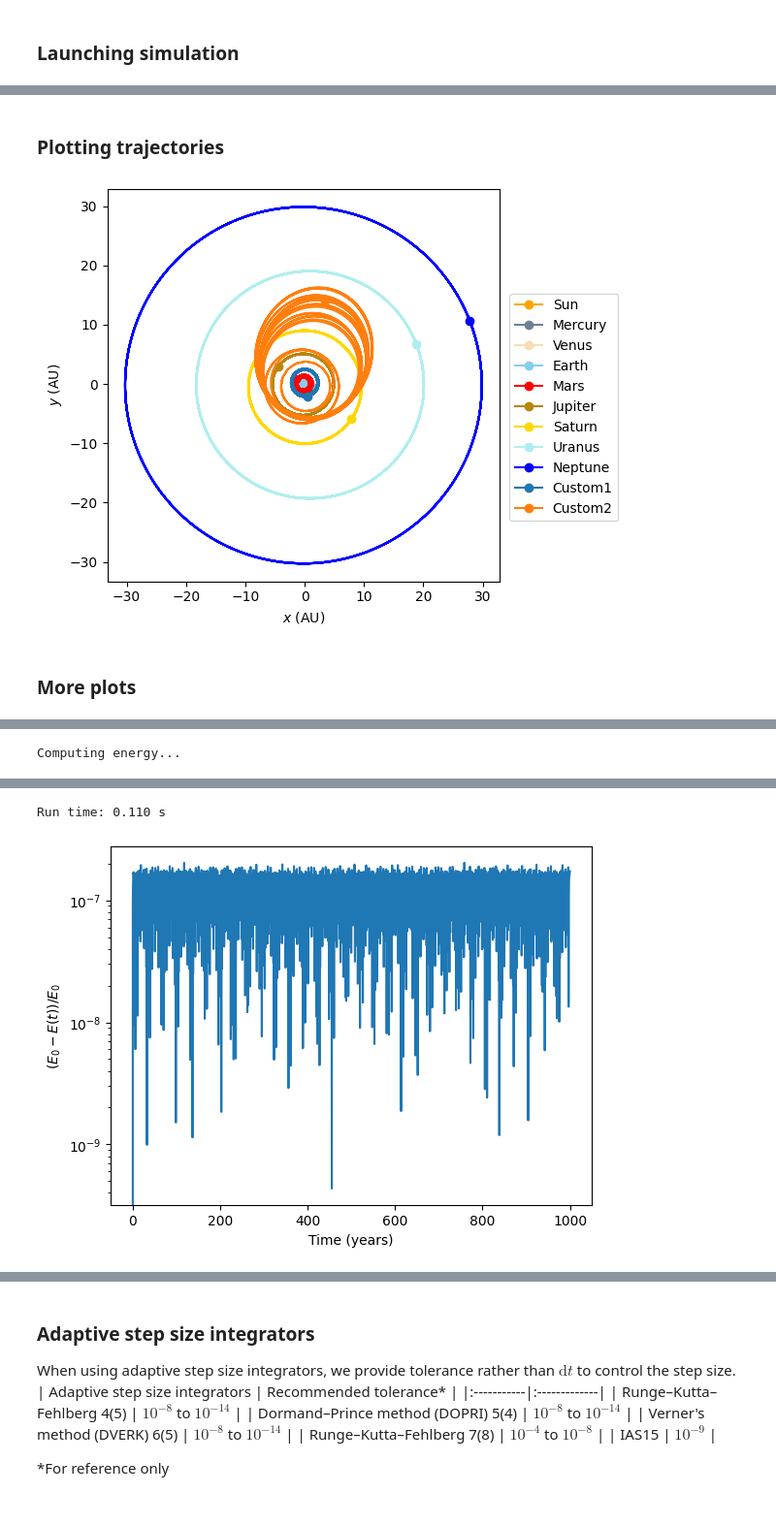
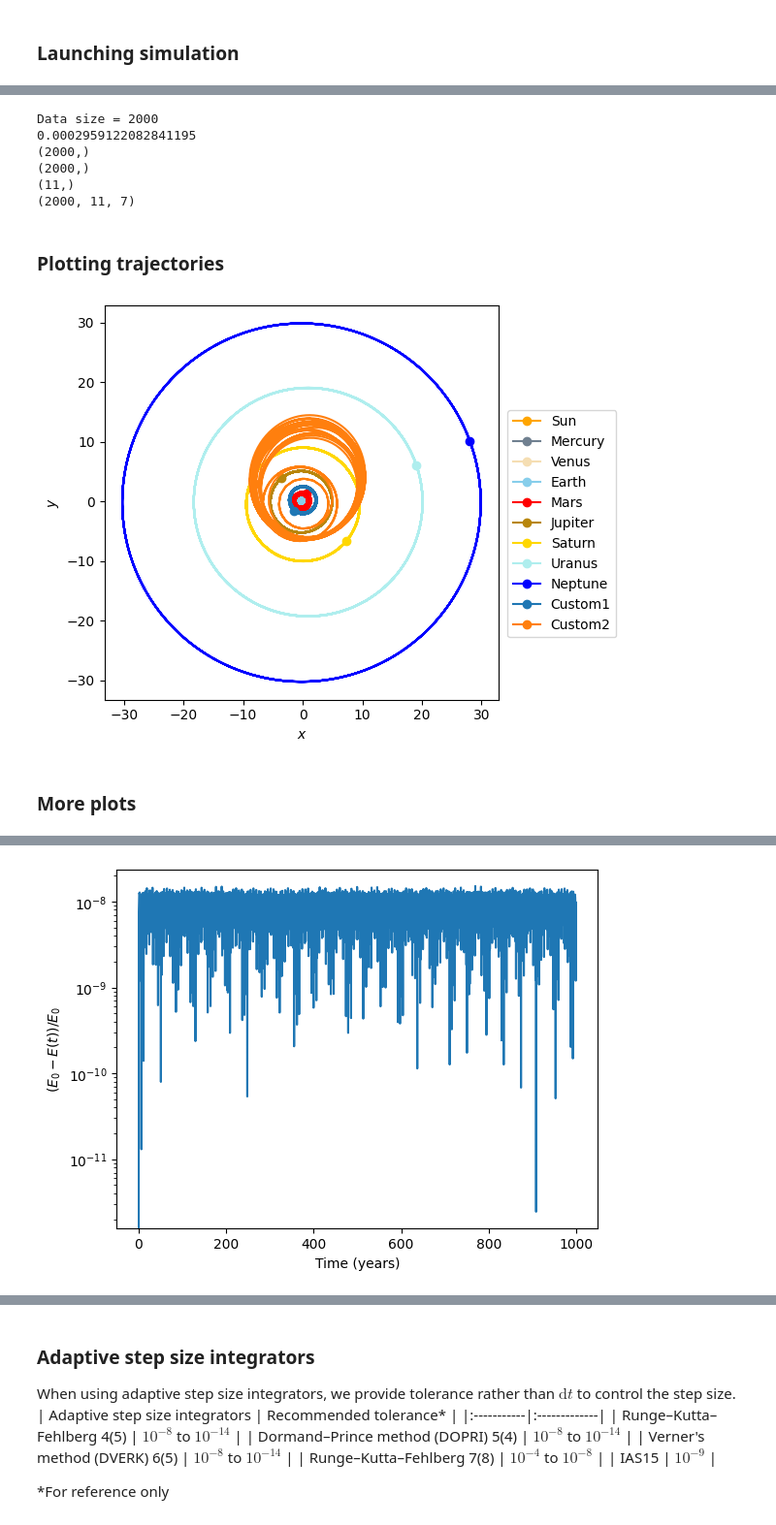
Before and after one commit to alvinng4/Gravity-Simulator, a Jupyter notebook: examples/tutorial.ipynb, the cells around one changed output, grey strips where cells are left out. Shown at 97% size. Cells and saved outputs as stored; diff of their text form; code cells hidden in the pictures.

```diff
--- a/examples/tutorial.ipynb
+++ b/examples/tutorial.ipynb
@@ -68,6 +98,8 @@ system.center_of_mass_correction()
 # %%
-system.save(Path(os.getcwd()) / "customized_systems.csv")
+tmp_path = Path(os.getcwd()) / "customized_systems.csv"
+
+system.save(tmp_path)
 
 # You can also load customized system from csv files
-# system.load("solar_system", Path(os.getcwd()) / "customized_systems.csv")
+system = gs.load_system(tmp_path)
 # %% [output]
@@ -117,0 +115,11 @@ Data size = 2001
+# %%
+tf = gs.years_to_days(1000.0)  # The default units is AU, solar mass, and days
+
+acc_param, integrator_param, output_param, settings = gs.get_new_parameters()
+integrator_param.integrator = "leapfrog"
+integrator_param.dt = 0.1
+
+output_param.method = "csv"
+output_param.output_interval = tf / 2000.0
+# %%
+gs.launch_simulation(system, acc_param, integrator_param, output_param, settings, tf)
@@ -118,7 +146,24 @@ Data size = 2001
+# %%
+G, sol_time, sol_dt, sol_particle_ids, sol_state = gs.read_csv_data(
+    output_param.output_dir
+)
+print(f"Data size = {len(sol_state)}")
+print(G)
+print(sol_time.shape)
+print(sol_dt.shape)
+print(sol_particle_ids.shape)
+print(sol_state.shape)
+# %% [output]
+Data size = 2000
+0.0002959122082841195
+(2000,)
+(2000,)
+(11,)
+(2000, 11, 7)
 # %% [markdown]
 ### Plotting trajectories
 # %%
-grav_sim.plot_2d_trajectory(
+gs.plot_2d_trajectory(
     sol_state,
     colors=[
         "orange",
@@ -149,14 +194,14 @@ grav_sim.plot_2d_trajectory(
     legend=True,
 )
 # %% [output]
-[figure, old version]
+[figure, new version]
 # %% [markdown]
 ### More plots
 # %%
-sol_energy = grav_sim.compute_energy(system, sol_state)
-grav_sim.plot_rel_energy_error(
+sol_energy = gs.compute_energy(sol_state, G)
+gs.plot_rel_energy_error(
     sol_energy=sol_energy,
-    sol_time=grav_sim.days_to_years(sol_time),
+    sol_time=gs.days_to_years(sol_time),
     xlabel="Time (years)",
 )
 # %% [output]
@@ -164 +207,0 @@ grav_sim.plot_rel_energy_error(
-Computing energy...
@@ -167,2 +208 @@ Computing energy...
-Run time: 0.110 s
-[figure, old version]
+[figure, new version]
```
Also changed, not shown: parts of 50 cells of this notebook.
